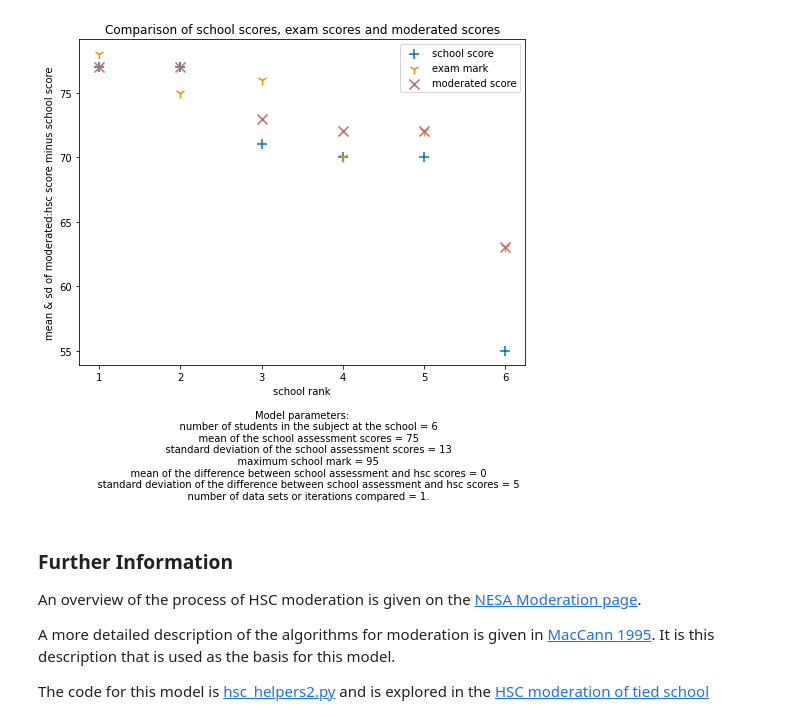
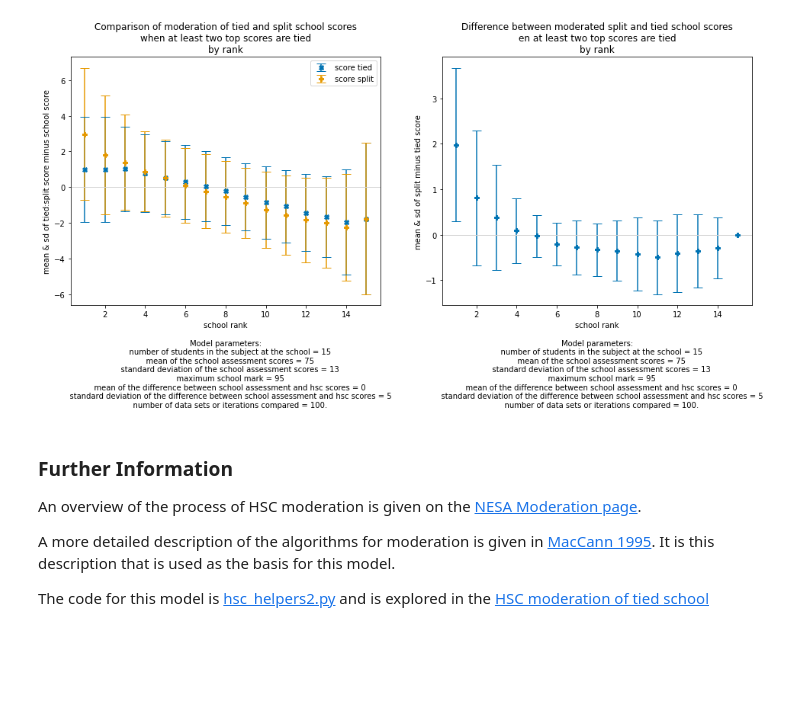
Before and after one commit to Geoffysicist/hsc_moderation, a Jupyter notebook: hsc_moderation_explorer.ipynb, the cells around one changed output. Drawn from its saved outputs; the diff is of its cells as text; code cells hidden in the pictures; blank space fills up the shorter version.

```diff
--- a/hsc_moderation_explorer.ipynb
+++ b/hsc_moderation_explorer.ipynb
@@ -24,23 +24,23 @@ After changing some parameters, run the sim by pressing the black arrow at the t
 #### Note: if you choose to specify 'tie', 'pair' or 'triple' the model will compare the outcome of moderation of the tied scores to moderation of the scores after splitting the tie by increasing the score of 1 student.
 # %%
 # explore the effects of moderation by changing the values below
-school_size = 6
+school_size = 15
 school_mean = 75
 school_sd = 13
 school_max = 95
 delta_mean = 0
 delta_sd = 5
-runs = 1
-tied = 'none'
+runs = 100
+tied = 'tie'
 
 #### WARNING! ATTENTION! ACHTUNG! dont change stuff below this line ####
 import hsc_helpers2 as hh
 school_max = min(98, school_max)
 school_size = max(2, school_size)
 input_params = [school_size, school_mean, school_sd, school_max, delta_mean, delta_sd, runs, tied]
 results = hh.multi_run(input_params)
 # %% [output]
-[figure, old version]
+[figure, new version]
 # %% [markdown]
 ### Further Information
 An overview of the process of HSC moderation is given on the [NESA Moderation page](https://educationstandards.nsw.edu.au/wps/portal/nesa/11-12/hsc/about-HSC/moderation).
```
Also changed, not shown: parts of 1 cell of this notebook.
